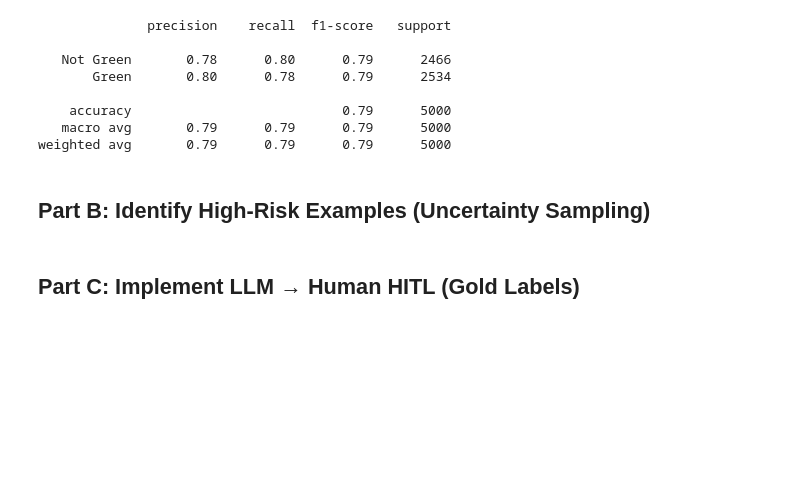
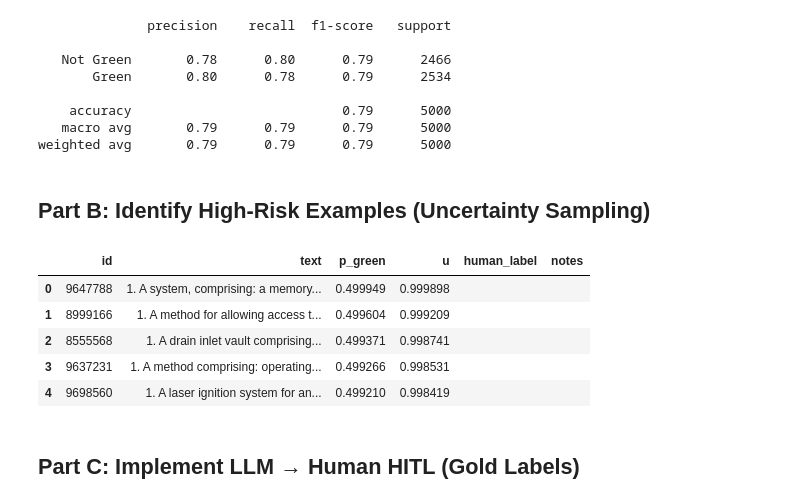
Before and after one commit to alexchrander/BDS-Deep-Learning-Assignments, a Jupyter notebook: Assignment2/Assignment2_Green_Patent_Detection_(PatentSBERTa).ipynb, the cells around one changed output. Drawn from its saved outputs; the diff is of its cells as text; code cells hidden in the pictures; blank space fills up the shorter version.

```diff
--- a/Assignment2/Assignment2_Green_Patent_Detection_(PatentSBERTa).ipynb
+++ b/Assignment2/Assignment2_Green_Patent_Detection_(PatentSBERTa).ipynb
@@ -92,3 +101,8 @@ model = SentenceTransformer('AI-Growth-Lab/PatentSBERTa')
+# %%
+# Load pre-computed embeddings
+train_embeddings = np.load('train_embeddings.npy')
+pool_unlabeled_embeddings = np.load('pool_unlabeled_embeddings.npy')
+eval_embeddings = np.load('eval_embeddings.npy')
 # %%
 # Print the shape of the embeddings
 print(train_embeddings.shape)
@@ -121,5 +135,38 @@ print(classification_report(eval_df['is_green_silver'], predictions,
 weighted avg       0.79      0.79      0.79      5000
 # %% [markdown]
 ## Part B: Identify High-Risk Examples (Uncertainty Sampling)
+# %%
+# Load pool_unlabeled dataframe
+pool_df = df[df['split'] == 'pool_unlabeled'].reset_index(drop=True)
+
+# Get predicted probabilities for pool_unlabeled
+pool_probabilities = classifier.predict_proba(pool_unlabeled_embeddings)
+p_green = pool_probabilities[:, 1]
+
+# Compute uncertainty score: u = 1 - 2 * |p - 0.5|
+u = 1 - 2 * np.abs(p_green - 0.5)
+
+# Add to dataframe
+pool_df['p_green'] = p_green
+pool_df['u'] = u
+
+# Select top 100 highest uncertainty examples
+top_100 = pool_df.nlargest(100, 'u').reset_index(drop=True)
+
+# Export with empty labeling columns
+hitl_df = top_100[['id', 'text', 'p_green', 'u']].copy()
+hitl_df['human_label'] = ''
+hitl_df['notes'] = ''
+
+hitl_df.to_csv('hitl_green_100.csv', index=False)
+# %%
+hitl_df.head().sort_values(by='u', ascending=False)
+# %% [output]
+|  | id | text | p_green | u | human_label | notes |
+| 0 | 9647788 | 1. A system, comprising: a memory... | 0.499949 | 0.999898 |  |  |
+| 1 | 8999166 | 1. A method for allowing access t... | 0.499604 | 0.999209 |  |  |
+| 2 | 8555568 | 1. A drain inlet vault comprising... | 0.499371 | 0.998741 |  |  |
+| 3 | 9637231 | 1. A method comprising: operating... | 0.499266 | 0.998531 |  |  |
+| 4 | 9698560 | 1. A laser ignition system for an... | 0.499210 | 0.998419 |  |  |
 # %% [markdown]
 ## Part C: Implement LLM → Human HITL (Gold Labels)
```
Also changed, not shown: parts of 9 cells of this notebook, 6 other files.
